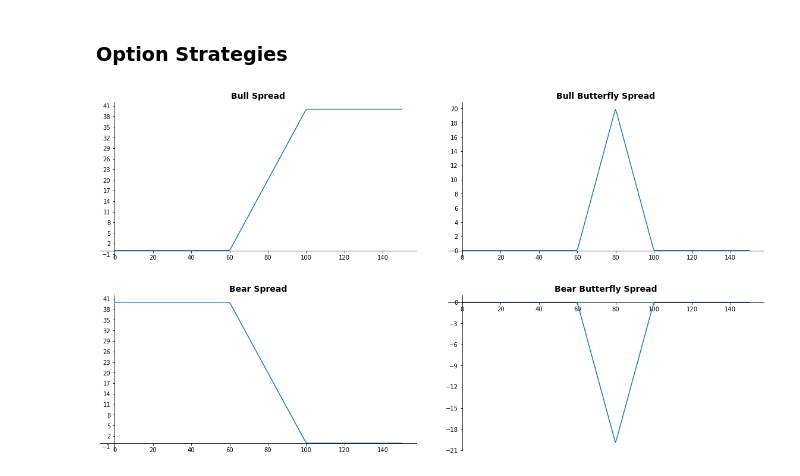
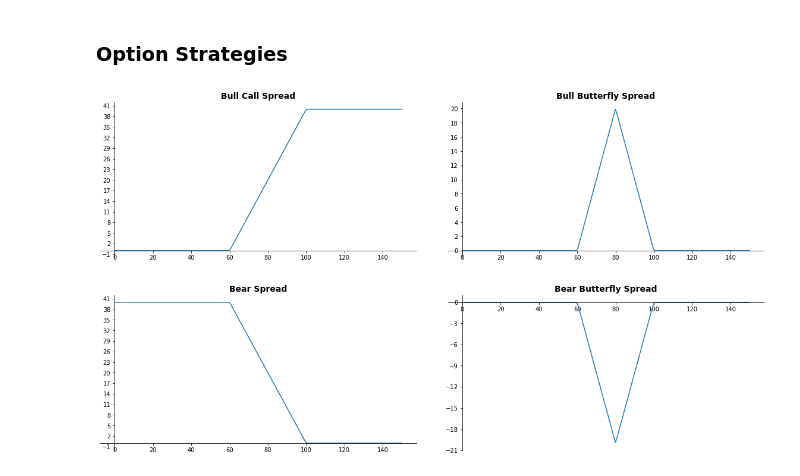
Before and after one commit to Vuong-Chu/Projects, a Jupyter notebook: Python/Quant Finance/Quant Finance.ipynb, the cells around one changed output. Cells and saved outputs as stored; diff of their text form; code cells hidden in the pictures.

```diff
--- a/Python/Quant Finance/Quant Finance.ipynb
+++ b/Python/Quant Finance/Quant Finance.ipynb
@@ -79,35 +79,35 @@ E2 = (E1+E3)/2
 St = np.linspace(0,150,200)
 N = np.size(St)
 y1 = np.maximum(np.zeros(N),St-E1) + np.maximum(np.zeros(N),St-E3) - 2*cost
 y2 = 2*(-np.maximum(np.zeros(N),St-E2) + cost)
 
 payoff1 = np.maximum(np.zeros(N),St-E1) - np.maximum(np.zeros(N),St-E3) - cost + cost
 
 payoff2 = y1 + y2
 
 fig1 = plt.figure(figsize=(20,12))
 plt.subplots_adjust(hspace = 0.5, wspace = 0.1)
 
 ax1 = plt.subplot(2,2,1)
 ax1.plot(St,payoff1)
 ax1.yaxis.set_ticks(np.arange(int(min(payoff1)-1),int(max(payoff1+2)),3)) #Change y tick
 ax1.spines['left'].set_position(('data', 0))
 ax1.spines['bottom'].set_position(('data', 0))
 ax1.spines['top'].set_visible(False)
 ax1.spines['right'].set_visible(False)
-ax1.set_title("Bull Spread",fontsize = 14, fontweight = "bold")
+ax1.set_title("Bull Call Spread",fontsize = 14, fontweight = "bold")
 
 ax2 = plt.subplot(2,2,2)
 ax2.plot(St,payoff2)
 ax2.yaxis.set_ticks(np.arange(int(min(payoff2)),int(max(payoff2))+2,2)) #Change y tick
 ax2.spines['left'].set_position(('data', 0))
 ax2.spines['bottom'].set_position(('data', 0))
 ax2.spines['top'].set_visible(False)
 ax2.spines['right'].set_visible(False)
 ax2.set_title("Bull Butterfly Spread",fontsize = 14, fontweight = "bold")
 fig1.show()
 # %% [output]
-[figure, old version]
+[figure, new version]
 # %%
 """
 1. Bear Spread
```
Also changed, not shown: parts of 8 cells of this notebook.
